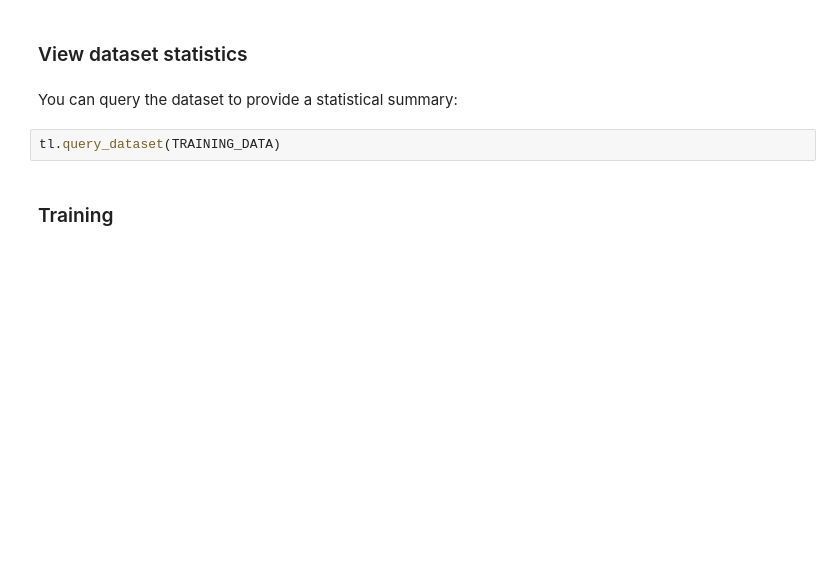
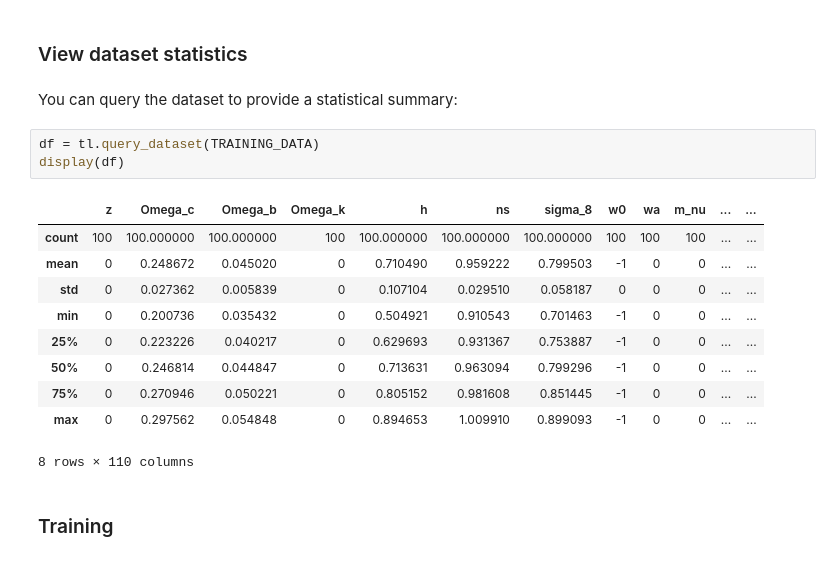
Before and after one commit to digiLab-ai/CosmologicalStructure, a Jupyter notebook: demo.ipynb, the cells around one changed output. Saved outputs shown, nothing was run; the diff lists cells and outputs as text; blank space fills up the shorter version.

```diff
--- a/demo.ipynb
+++ b/demo.ipynb
@@ -92,8 +110,20 @@ tl.list_datasets()
 ### View dataset statistics
 # %% [markdown]
 You can query the dataset to provide a statistical summary:
-# %%
-tl.query_dataset(TRAINING_DATA)
+# %%
+df = tl.query_dataset(TRAINING_DATA)
+display(df)
+# %% [output]
+|  | z | Omega_c | Omega_b | Omega_k | h | ns | sigma_8 | w0 | wa | m_nu | ... | ... |
+| count | 100 | 100.000000 | 100.000000 | 100 | 100.000000 | 100.000000 | 100.000000 | 100 | 100 | 100 | ... | ... |
+| mean | 0 | 0.248672 | 0.045020 | 0 | 0.710490 | 0.959222 | 0.799503 | -1 | 0 | 0 | ... | ... |
+| std | 0 | 0.027362 | 0.005839 | 0 | 0.107104 | 0.029510 | 0.058187 | 0 | 0 | 0 | ... | ... |
+| min | 0 | 0.200736 | 0.035432 | 0 | 0.504921 | 0.910543 | 0.701463 | -1 | 0 | 0 | ... | ... |
+| 25% | 0 | 0.223226 | 0.040217 | 0 | 0.629693 | 0.931367 | 0.753887 | -1 | 0 | 0 | ... | ... |
+| 50% | 0 | 0.246814 | 0.044847 | 0 | 0.713631 | 0.963094 | 0.799296 | -1 | 0 | 0 | ... | ... |
+| 75% | 0 | 0.270946 | 0.050221 | 0 | 0.805152 | 0.981608 | 0.851445 | -1 | 0 | 0 | ... | ... |
+| max | 0 | 0.297562 | 0.054848 | 0 | 0.894653 | 1.009910 | 0.899093 | -1 | 0 | 0 | ... | ... |
+8 rows × 110 columns
 # %% [markdown]
 ### Training
 # %% [markdown]
```
Also changed, not shown: parts of 14 cells of this notebook.
